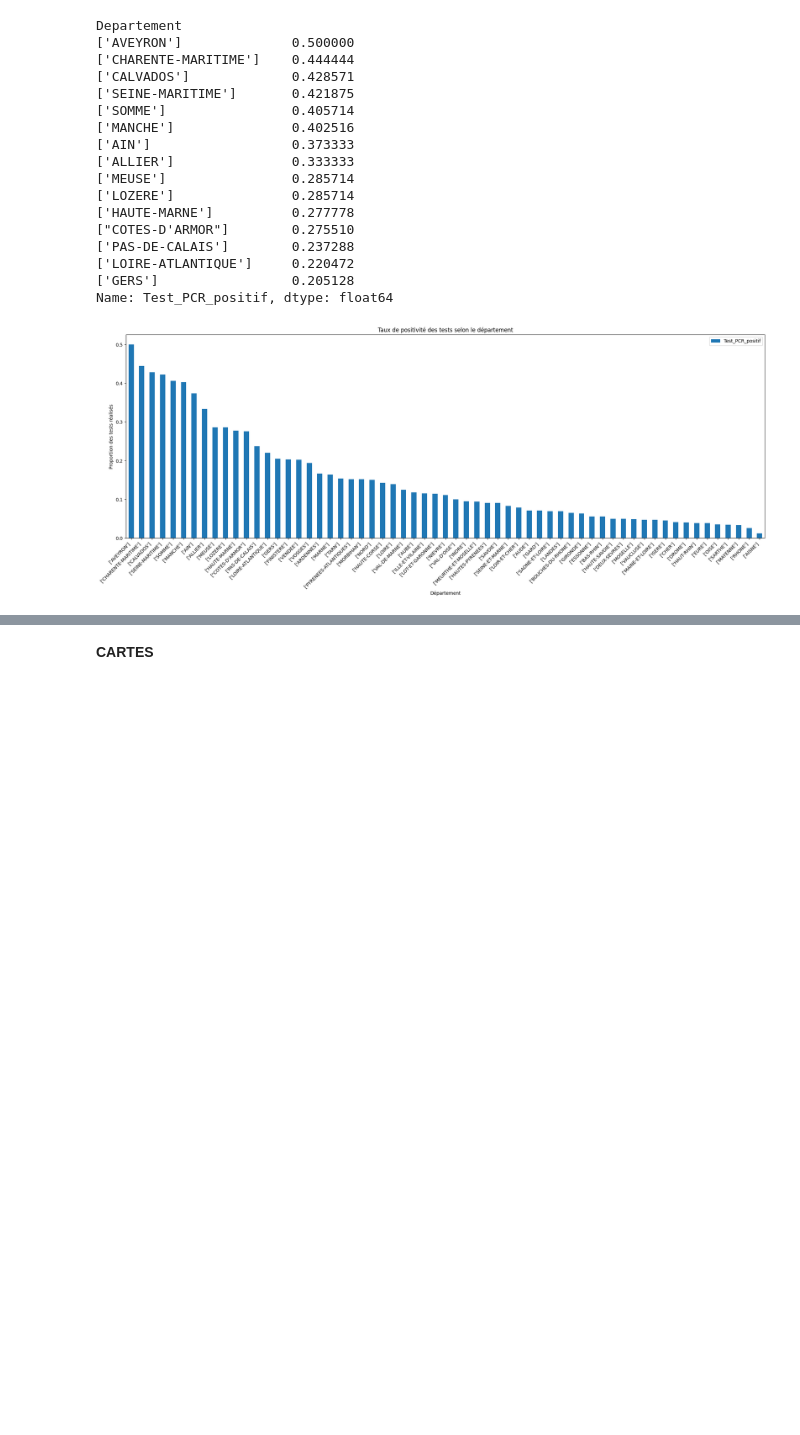
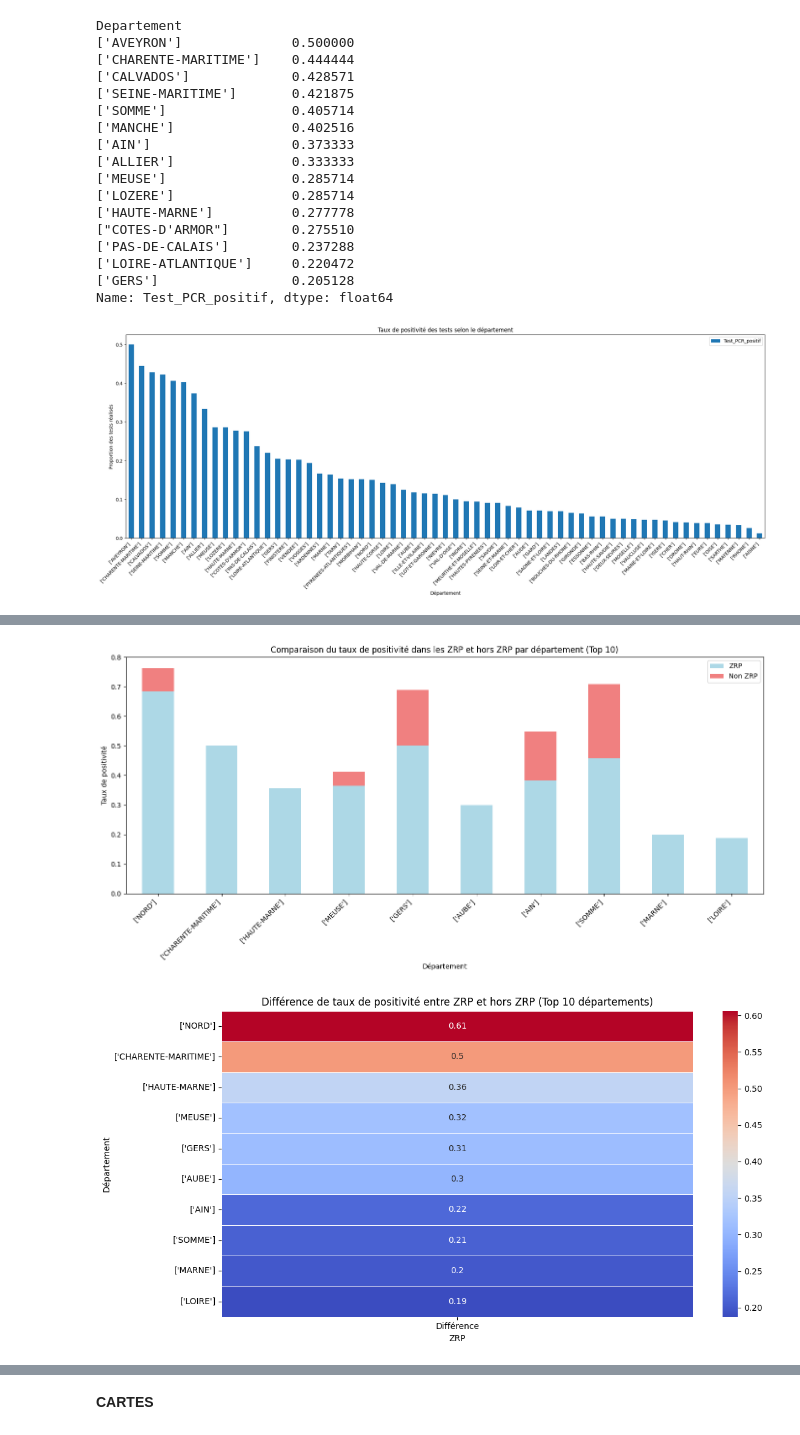
Before and after one commit to bavrillon/Avian-influenza, a Jupyter notebook: EDA.ipynb, the cells around one changed output, grey strips where cells are left out. Cells and saved outputs as stored; diff of their text form; code cells hidden in the pictures; blank space fills up the shorter version.

```diff
--- a/EDA.ipynb
+++ b/EDA.ipynb
@@ -484,0 +509,24 @@ plt.show()
+# %%
+# Renommer les colonnes pour faciliter la lecture
+departement_zrp_sorted_top10 = departement_zrp_sorted_top10.rename(columns={True: 'ZRP', False: 'Non ZRP'})
+
+# Graphique en barres empilées pour comparer ZRP et non ZRP par département
+departement_zrp_sorted_top10[['ZRP', 'Non ZRP']].plot(kind='bar', figsize=(14, 7), stacked=True, color=['lightblue', 'lightcoral'])
+plt.title("Comparaison du taux de positivité dans les ZRP et hors ZRP par département (Top 10)")
+plt.ylabel("Taux de positivité")
+plt.xlabel("Département")
+plt.xticks(rotation=45, ha='right')
+plt.legend(['ZRP', 'Non ZRP'])
+plt.tight_layout()
+plt.show()
+
+# Heatmap pour visualiser la différence de taux de positivité entre ZRP et hors ZRP
+plt.figure(figsize=(12, 6))
+sns.heatmap(departement_zrp_sorted_top10[['Différence']], annot=True, cmap='coolwarm', linewidths=0.5)
+plt.title("Différence de taux de positivité entre ZRP et hors ZRP (Top 10 départements)")
+plt.ylabel("Département")
+plt.tight_layout()
+plt.show()
+# %% [output]
+[figure, added]
+[figure, added]
```
Also changed, not shown: parts of 17 cells of this notebook.
